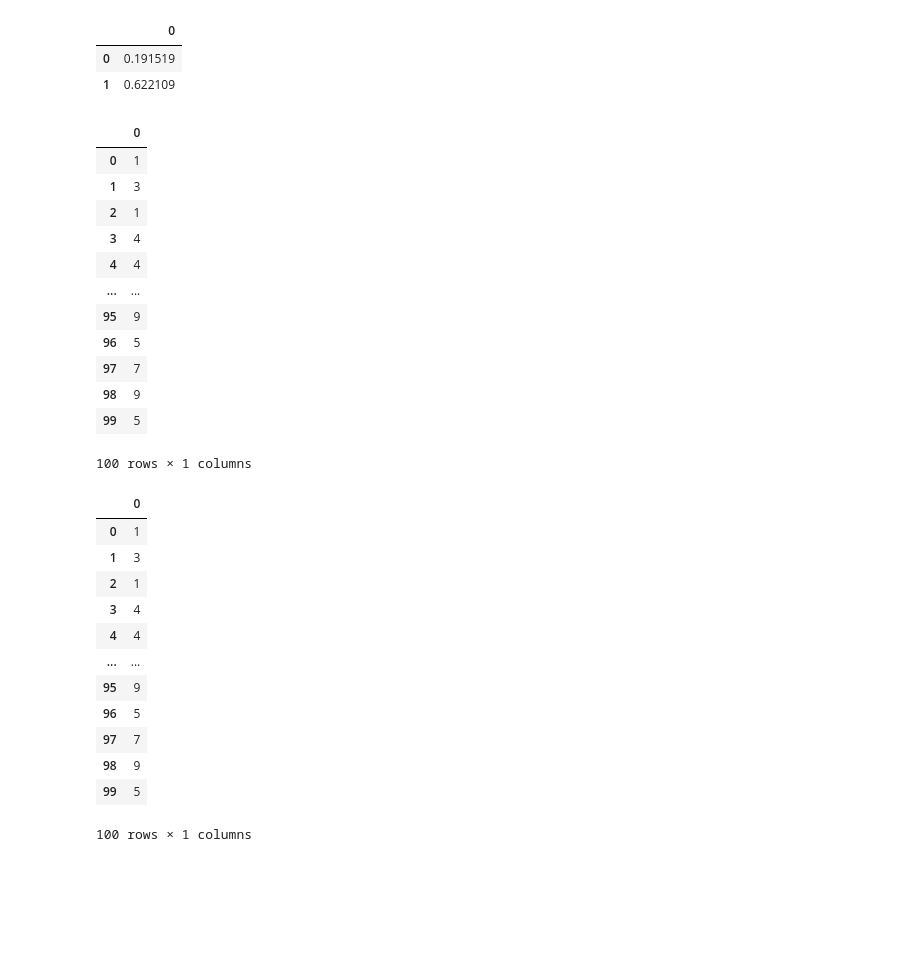
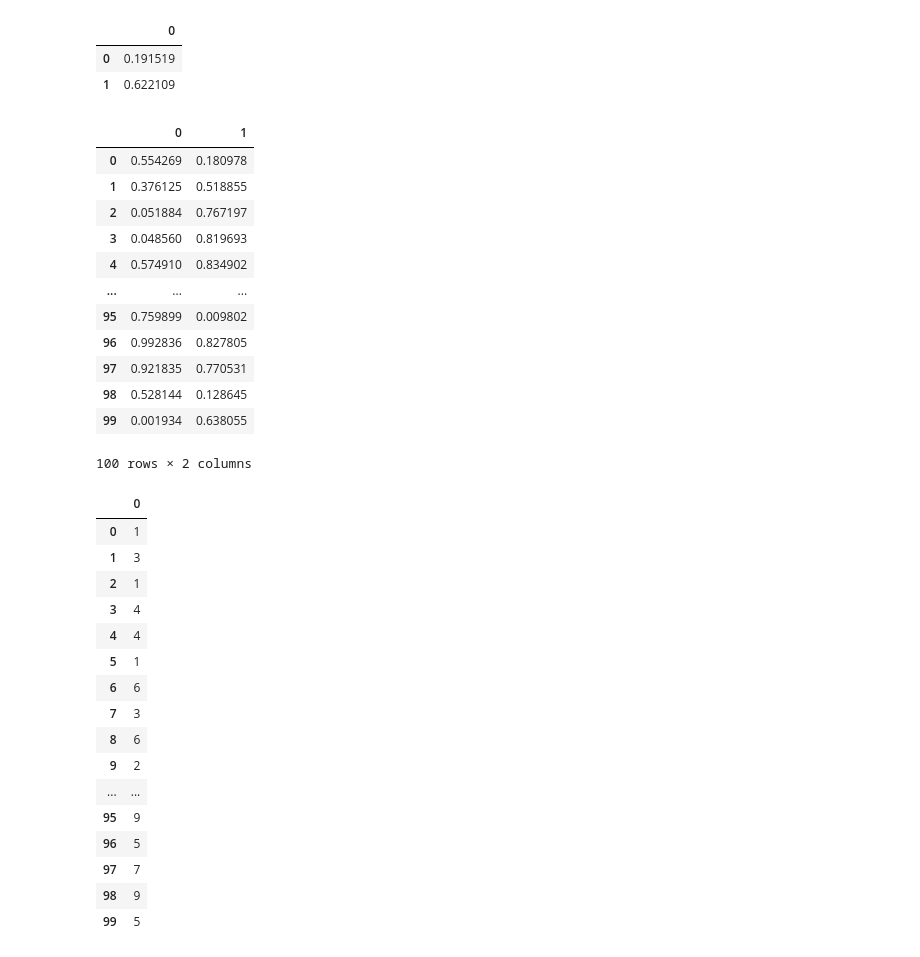
Before and after one commit to yurimnunes/dpdp_new, a Jupyter notebook: data/read_data_vrp.ipynb, the cells around one changed output. Cells and saved outputs as stored; diff of their text form; code cells hidden in the pictures; blank space fills up the shorter version.

```diff
--- a/data/read_data_vrp.ipynb
+++ b/data/read_data_vrp.ipynb
@@ -55,25 +55,25 @@ depot1
 | 1 | 0.622109 |
 # %%
 
-positions1 = pd.DataFrame(data[0][2])
+positions1 = pd.DataFrame(data[0][1])
 positions1
 # %% [output]
-|  | 0 |
-| 0 | 1 |
-| 1 | 3 |
-| 2 | 1 |
-| 3 | 4 |
-| 4 | 4 |
-| ... | ... |
-| 95 | 9 |
-| 96 | 5 |
-| 97 | 7 |
-| 98 | 9 |
-| 99 | 5 |
+|  | 0 | 1 |
+| 0 | 0.554269 | 0.180978 |
+| 1 | 0.376125 | 0.518855 |
+| 2 | 0.051884 | 0.767197 |
+| 3 | 0.048560 | 0.819693 |
+| 4 | 0.574910 | 0.834902 |
+| ... | ... | ... |
+| 95 | 0.759899 | 0.009802 |
+| 96 | 0.992836 | 0.827805 |
+| 97 | 0.921835 | 0.770531 |
+| 98 | 0.528144 | 0.128645 |
+| 99 | 0.001934 | 0.638055 |
-100 rows × 1 columns
+100 rows × 2 columns
 # %%
 solution1 = pd.DataFrame(data[0][2])
-solution1
+print(solution1)
 # %% [output]
 |  | 0 |
 | 0 | 1 |
@@ -81,10 +81,14 @@ solution1
 | 2 | 1 |
 | 3 | 4 |
 | 4 | 4 |
+| 5 | 1 |
+| 6 | 6 |
+| 7 | 3 |
+| 8 | 6 |
+| 9 | 2 |
 | ... | ... |
 | 95 | 9 |
 | 96 | 5 |
 | 97 | 7 |
 | 98 | 9 |
 | 99 | 5 |
-100 rows × 1 columns
```
Also changed, not shown: parts of 4 cells of this notebook, 1 other file.
